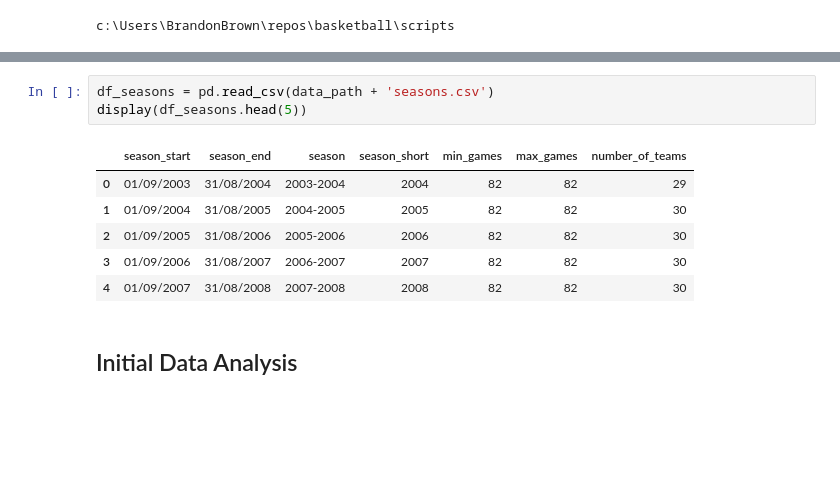
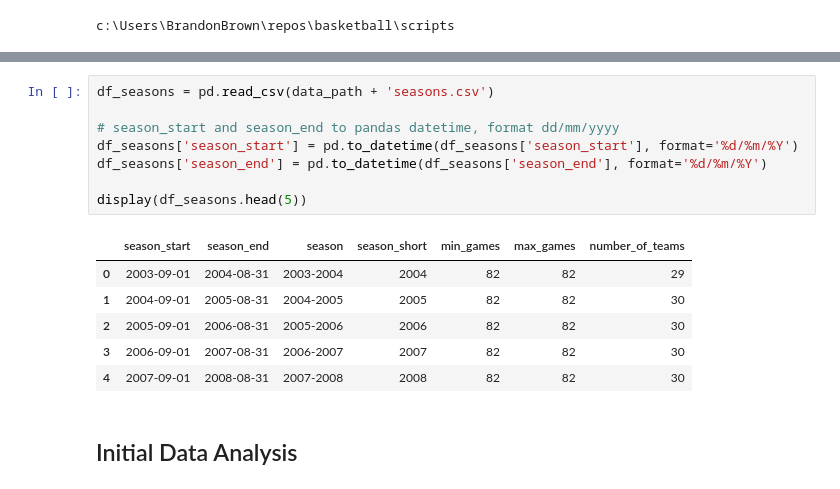
Before and after one commit to brownbrandon272/basketball, a Jupyter notebook: scripts/detail_explore.ipynb, the cells around one changed output, grey strips where cells are left out. Cells and saved outputs as stored; diff of their text form; blank space fills up the shorter version.

```diff
--- a/scripts/detail_explore.ipynb
+++ b/scripts/detail_explore.ipynb
@@ -36,14 +36,19 @@ display(df_games.sample(5))
 5 rows × 21 columns
-# %%
-df_seasons = pd.read_csv(data_path + 'seasons.csv')
-display(df_seasons.head(5))
-# %% [output]
-|  | season_start | season_end | season | season_short | min_games | max_games | number_of_teams |
-| 0 | 01/09/2003 | 31/08/2004 | 2003-2004 | 2004 | 82 | 82 | 29 |
-| 1 | 01/09/2004 | 31/08/2005 | 2004-2005 | 2005 | 82 | 82 | 30 |
-| 2 | 01/09/2005 | 31/08/2006 | 2005-2006 | 2006 | 82 | 82 | 30 |
-| 3 | 01/09/2006 | 31/08/2007 | 2006-2007 | 2007 | 82 | 82 | 30 |
-| 4 | 01/09/2007 | 31/08/2008 | 2007-2008 | 2008 | 82 | 82 | 30 |
+# %%
+df_seasons = pd.read_csv(data_path + 'seasons.csv')
+
+# season_start and season_end to pandas datetime, format dd/mm/yyyy
+df_seasons['season_start'] = pd.to_datetime(df_seasons['season_start'], format='%d/%m/%Y')
+df_seasons['season_end'] = pd.to_datetime(df_seasons['season_end'], format='%d/%m/%Y')
+
+display(df_seasons.head(5))
+# %% [output]
+|  | season_start | season_end | season | season_short | min_games | max_games | number_of_teams |
+| 0 | 2003-09-01 | 2004-08-31 | 2003-2004 | 2004 | 82 | 82 | 29 |
+| 1 | 2004-09-01 | 2005-08-31 | 2004-2005 | 2005 | 82 | 82 | 30 |
+| 2 | 2005-09-01 | 2006-08-31 | 2005-2006 | 2006 | 82 | 82 | 30 |
+| 3 | 2006-09-01 | 2007-08-31 | 2006-2007 | 2007 | 82 | 82 | 30 |
+| 4 | 2007-09-01 | 2008-08-31 | 2007-2008 | 2008 | 82 | 82 | 30 |
 # %% [markdown]
 ## Initial Data Analysis
 # %% [markdown]
```
Also changed, not shown: parts of 7 cells of this notebook.
